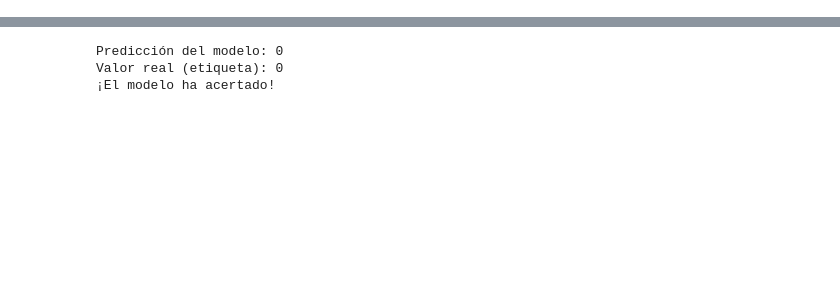
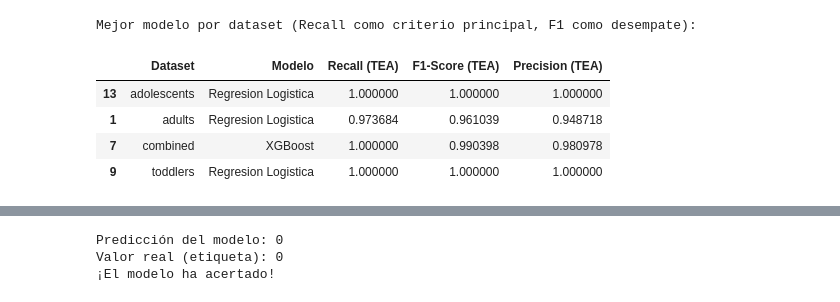
Before and after one commit to adrianaarang/tesTEA, a Jupyter notebook: notebooks/03_modelado.ipynb, the cells around one changed output, grey strips where cells are left out. Cells and saved outputs as stored; diff of their text form; code cells hidden in the pictures; blank space fills up the shorter version.

```diff
--- a/notebooks/03_modelado.ipynb
+++ b/notebooks/03_modelado.ipynb
@@ -231,0 +264,17 @@ display(results_df)
+# %%
+best_for_dataset = (
+    results_df[results_df["Modelo"] != "Baseline"]
+    .sort_values(["Dataset", "Recall (TEA)", "F1-Score (TEA)"], ascending=[True, False, False])
+    .groupby("Dataset")
+    .head(1)
+)
+
+print("Mejor modelo por dataset (Recall como criterio principal, F1 como desempate):")
+best_for_dataset[["Dataset", "Modelo", "Recall (TEA)", "F1-Score (TEA)", "Precision (TEA)"]]
+# %% [output]
+Mejor modelo por dataset (Recall como criterio principal, F1 como desempate):
+|  | Dataset | Modelo | Recall (TEA) | F1-Score (TEA) | Precision (TEA) |
+| 13 | adolescents | Regresion Logistica | 1.000000 | 1.000000 | 1.000000 |
+| 1 | adults | Regresion Logistica | 0.973684 | 0.961039 | 0.948718 |
+| 7 | combined | XGBoost | 1.000000 | 0.990398 | 0.980978 |
+| 9 | toddlers | Regresion Logistica | 1.000000 | 1.000000 | 1.000000 |
```
Also changed, not shown: parts of 14 cells of this notebook.
